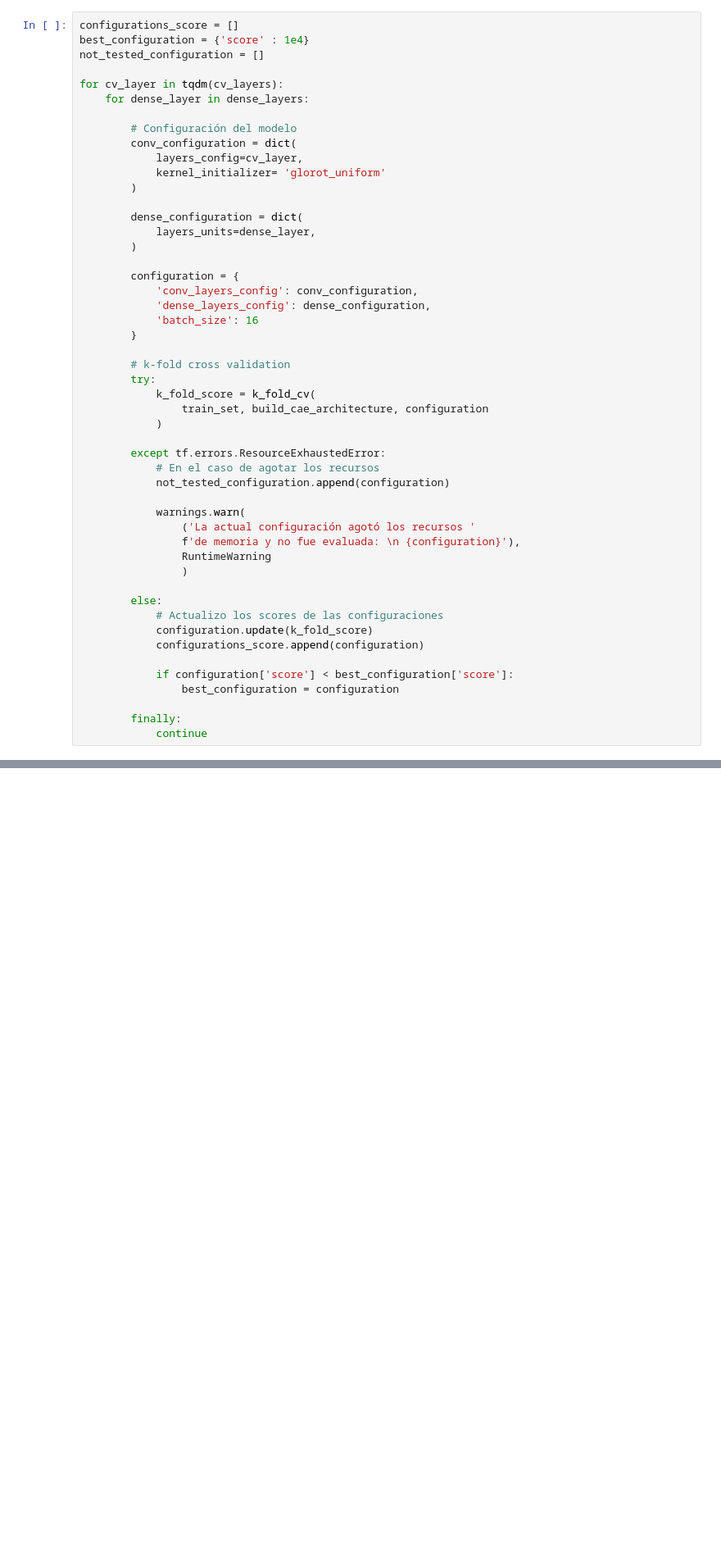
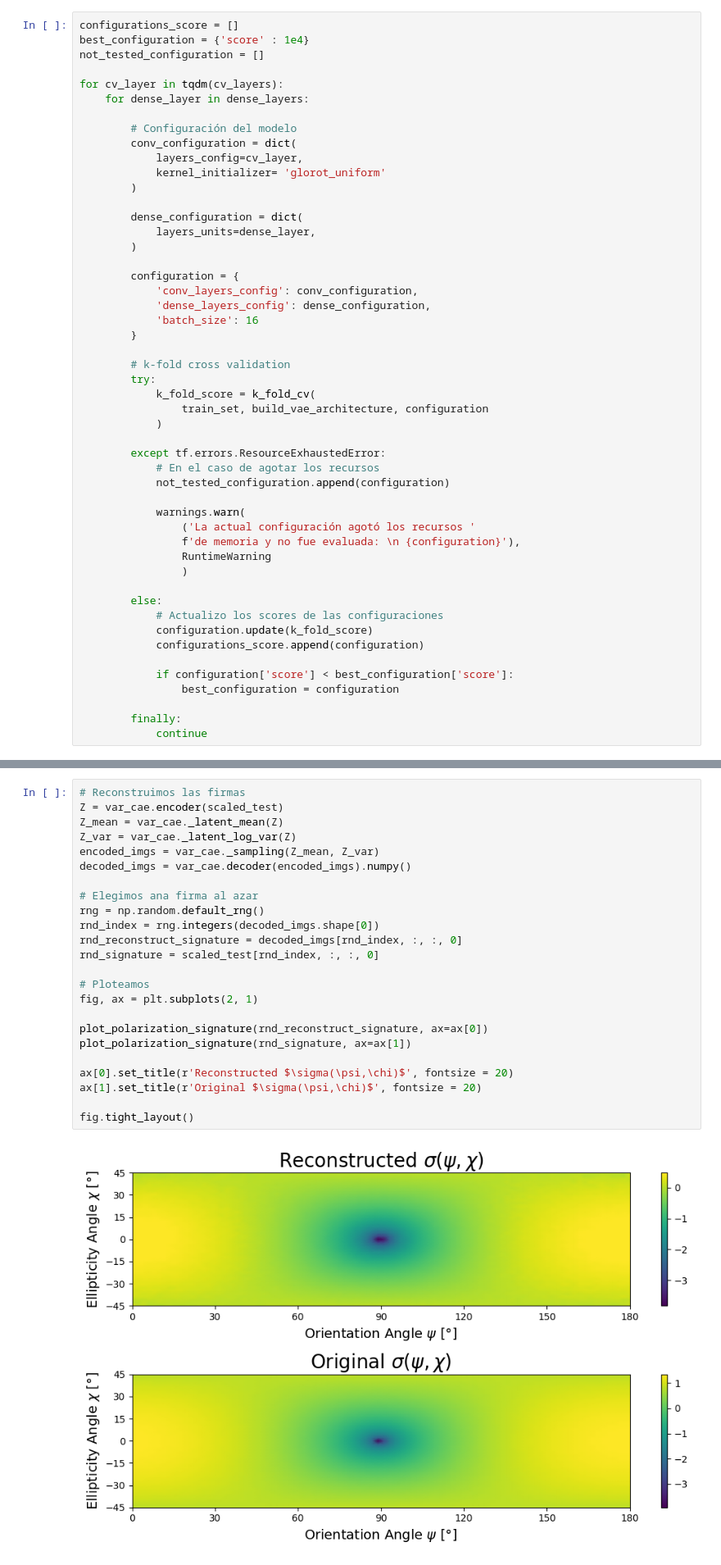
Before and after one commit to jotavecorta/DeepScatteringModels, a Jupyter notebook: notebooks/8.0-jv-spm-vae-walkthrough.ipynb, the cells around one changed output, grey strips where cells are left out. Shown at 82% size. Saved outputs shown, nothing was run; the diff lists cells and outputs as text; blank space fills up the shorter version.

Commit message:
Add hyperparameter tuning and latent space minimization to notebook 8.0

```diff
--- a/notebooks/8.0-jv-spm-vae-walkthrough.ipynb
+++ b/notebooks/8.0-jv-spm-vae-walkthrough.ipynb
@@ -97,7 +102,7 @@ for cv_layer in tqdm(cv_layers):
         # k-fold cross validation
         try:
             k_fold_score = k_fold_cv(
-                train_set, build_cae_architecture, configuration
+                train_set, build_vae_architecture, configuration
             )
 
         except tf.errors.ResourceExhaustedError:
@@ -150,0 +228,26 @@ Ahora que tenemos la mejor arquitectura, probamos agregar maxpooling, dropout, e
+# %%
+# Reconstruimos las firmas
+Z = var_cae.encoder(scaled_test)
+Z_mean = var_cae._latent_mean(Z)
+Z_var = var_cae._latent_log_var(Z)
+encoded_imgs = var_cae._sampling(Z_mean, Z_var)
+decoded_imgs = var_cae.decoder(encoded_imgs).numpy()
+
+# Elegimos ana firma al azar
+rng = np.random.default_rng()
+rnd_index = rng.integers(decoded_imgs.shape[0])
+rnd_reconstruct_signature = decoded_imgs[rnd_index, :, :, 0]
+rnd_signature = scaled_test[rnd_index, :, :, 0]
+
+# Ploteamos
+fig, ax = plt.subplots(2, 1)
+
+plot_polarization_signature(rnd_reconstruct_signature, ax=ax[0])
+plot_polarization_signature(rnd_signature, ax=ax[1])
+
+ax[0].set_title(r'Reconstructed $\sigma(\psi,\chi)$', fontsize = 20)
+ax[1].set_title(r'Original $\sigma(\psi,\chi)$', fontsize = 20)
+
+fig.tight_layout()
+# %% [output]
+[figure, added]
```
Also changed, not shown: parts of 12 cells of this notebook, 3 other files.
